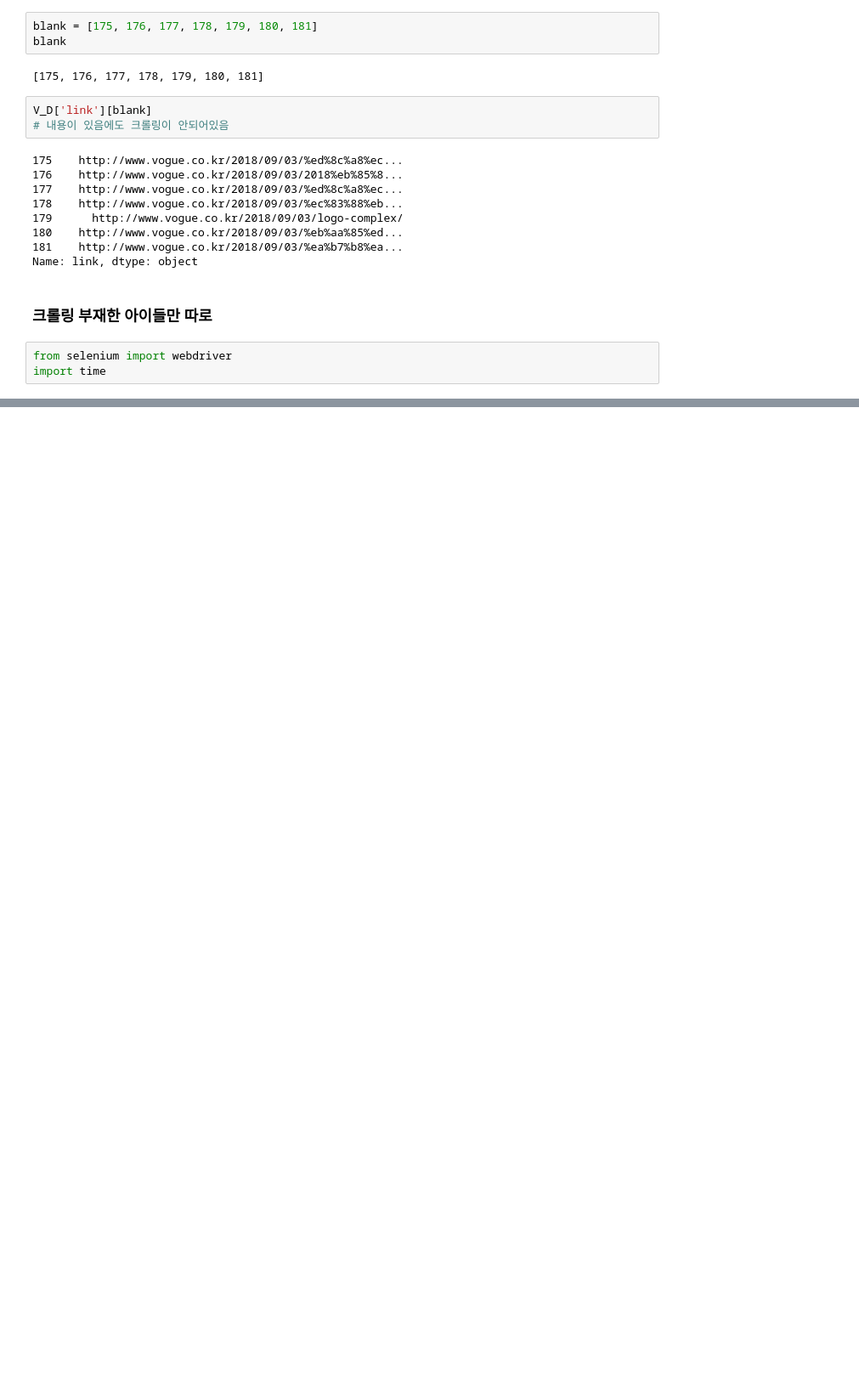
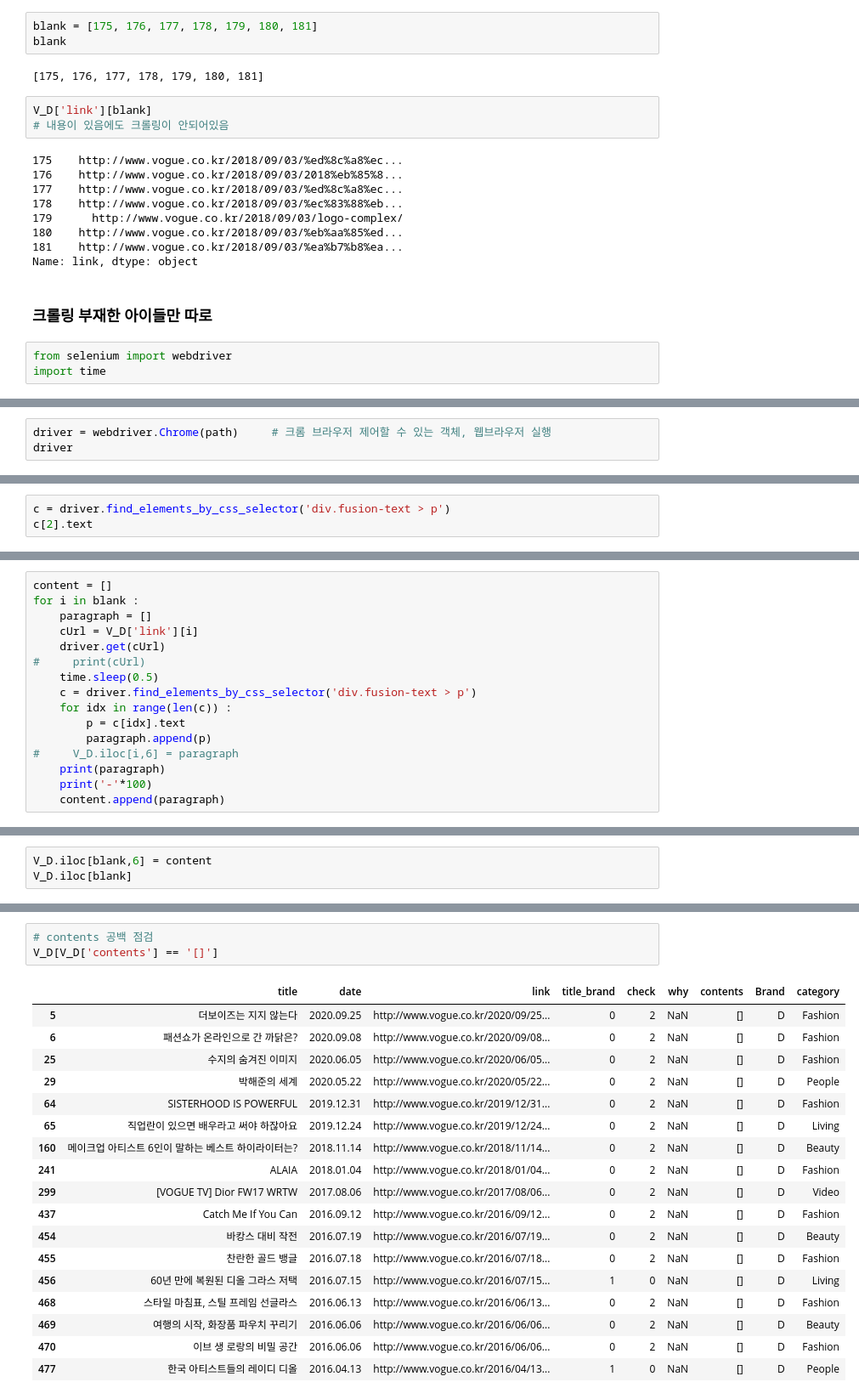
Before and after one commit to rosyminty/BLANDE, a Jupyter notebook: Vogue checking categories_Dior.ipynb, the cells around one changed output, grey strips where cells are left out. Shown: that part at 85% size. Saved outputs shown, nothing was run; the diff lists cells and outputs as text; blank space fills up the shorter version.

```diff
--- a/Vogue checking categories_Dior.ipynb
+++ b/Vogue checking categories_Dior.ipynb
@@ -282,0 +290,3 @@ import time
+# %%
+driver = webdriver.Chrome(path)     # 크롬 브라우저 제어할 수 있는 객체, 웹브라우저 실행
+driver
@@ -282,0 +297,3 @@ import time
+# %%
+c = driver.find_elements_by_css_selector('div.fusion-text > p')
+c[2].text
@@ -282,0 +302,16 @@ import time
+# %%
+content = []
+for i in blank :
+    paragraph = []
+    cUrl = V_D['link'][i]
+    driver.get(cUrl)
+#     print(cUrl)
+    time.sleep(0.5)
+    c = driver.find_elements_by_css_selector('div.fusion-text > p')
+    for idx in range(len(c)) :
+        p = c[idx].text
+        paragraph.append(p)
+#     V_D.iloc[i,6] = paragraph
+    print(paragraph)
+    print('-'*100)
+    content.append(paragraph)
@@ -282,0 +337,3 @@ import time
+# %%
+V_D.iloc[blank,6] = content
+V_D.iloc[blank]
@@ -282,0 +349,22 @@ import time
+# %%
+# contents 공백 점검
+V_D[V_D['contents'] == '[]']
+# %% [output]
+|  | title | date | link | title_brand | check | why | contents | Brand | category |
+| 5 | 더보이즈는 지지 않는다 | 2020.09.25 | http://www.vogue.co.kr/2020/09/25... | 0 | 2 | NaN | [] | D | Fashion |
+| 6 | 패션쇼가 온라인으로 간 까닭은? | 2020.09.08 | http://www.vogue.co.kr/2020/09/08... | 0 | 2 | NaN | [] | D | Fashion |
+| 25 | 수지의 숨겨진 이미지 | 2020.06.05 | http://www.vogue.co.kr/2020/06/05... | 0 | 2 | NaN | [] | D | Fashion |
+| 29 | 박해준의 세계 | 2020.05.22 | http://www.vogue.co.kr/2020/05/22... | 0 | 2 | NaN | [] | D | People |
+| 64 | SISTERHOOD IS POWERFUL | 2019.12.31 | http://www.vogue.co.kr/2019/12/31... | 0 | 2 | NaN | [] | D | Fashion |
+| 65 | 직업란이 있으면 배우라고 써야 하잖아요 | 2019.12.24 | http://www.vogue.co.kr/2019/12/24... | 0 | 2 | NaN | [] | D | Living |
+| 160 | 메이크업 아티스트 6인이 말하는 베스트 하이라이터는? | 2018.11.14 | http://www.vogue.co.kr/2018/11/14... | 0 | 2 | NaN | [] | D | Beauty |
+| 241 | ALAIA | 2018.01.04 | http://www.vogue.co.kr/2018/01/04... | 0 | 2 | NaN | [] | D | Fashion |
+| 299 | [VOGUE TV] Dior FW17 WRTW | 2017.08.06 | http://www.vogue.co.kr/2017/08/06... | 0 | 2 | NaN | [] | D | Video |
+| 437 | Catch Me If You Can | 2016.09.12 | http://www.vogue.co.kr/2016/09/12... | 0 | 2 | NaN | [] | D | Fashion |
+| 454 | 바캉스 대비 작전 | 2016.07.19 | http://www.vogue.co.kr/2016/07/19... | 0 | 2 | NaN | [] | D | Beauty |
+| 455 | 찬란한 골드 뱅글 | 2016.07.18 | http://www.vogue.co.kr/2016/07/18... | 0 | 2 | NaN | [] | D | Fashion |
+| 456 | 60년 만에 복원된 디올 그라스 저택 | 2016.07.15 | http://www.vogue.co.kr/2016/07/15... | 1 | 0 | NaN | [] | D | Living |
+| 468 | 스타일 마침표, 스틸 프레임 선글라스 | 2016.06.13 | http://www.vogue.co.kr/2016/06/13... | 0 | 2 | NaN | [] | D | Fashion |
+| 469 | 여행의 시작, 화장품 파우치 꾸리기 | 2016.06.06 | http://www.vogue.co.kr/2016/06/06... | 0 | 2 | NaN | [] | D | Beauty |
+| 470 | 이브 생 로랑의 비밀 공간 | 2016.06.06 | http://www.vogue.co.kr/2016/06/06... | 0 | 2 | NaN | [] | D | Fashion |
+| 477 | 한국 아티스트들의 레이디 디올 | 2016.04.13 | http://www.vogue.co.kr/2016/04/13... | 1 | 0 | NaN | [] | D | People |
```
Also changed, not shown: parts of 33 cells of this notebook, 2 other files.
